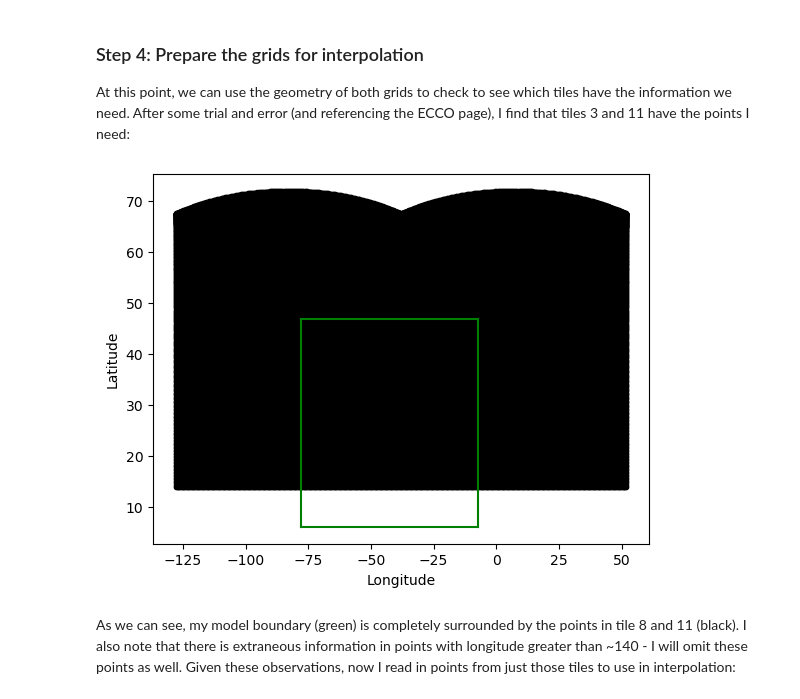
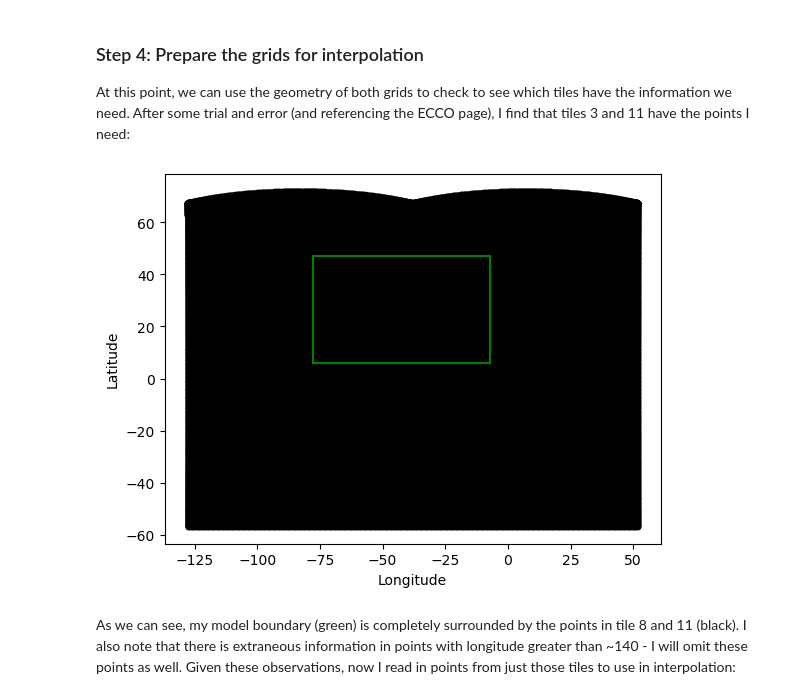
Before and after one commit to stanley-nguyen/cs185c_fall2024, a Jupyter notebook: project/notebooks/Creating the Initial Conditions.ipynb, the cells around one changed output. Cells and saved outputs as stored; diff of their text form; code cells hidden in the pictures.

```diff
--- a/project/notebooks/Creating the Initial Conditions.ipynb
+++ b/project/notebooks/Creating the Initial Conditions.ipynb
@@ -111,21 +114,23 @@ Seems reasonable!
 ### Step 4: Prepare the grids for interpolation
 At this point, we can use the geometry of both grids to check to see which tiles have the information we need. After some trial and error (and referencing the ECCO page), I find that tiles 3 and 11 have the points I need:
 # %%
-# plot the ECCO tile points from tiles 8 and 11
-plt.plot(ecco_XC_tiles[11],ecco_YC_tiles[11],'k.')
-plt.plot(ecco_XC_tiles[3],ecco_YC_tiles[3],'k.')
+# plot the ECCO tile points from tiles 2, 3, 11 ,12
+tiles = [2, 3, 11, 12]
+
+for i in tiles:
+    plt.plot(ecco_XC_tiles[i],ecco_YC_tiles[i],'k.')
 
 # plot the boundary of the CA model
 plt.plot(XC[:,0],YC[:,0], 'g-')
 plt.plot(XC[:,-1],YC[:,-1], 'g-')
 plt.plot(XC[0,:],YC[0,:], 'g-')
 plt.plot(XC[-1,:],YC[-1,:], 'g-')
 
 plt.xlabel('Longitude')
 plt.ylabel('Latitude')
 plt.show()
 # %% [output]
-[figure, old version]
+[figure, new version]
 # %% [markdown]
 As we can see, my model boundary (green) is completely surrounded by the points in tile 8 and 11 (black). I also note that there is extraneous information in points with longitude greater than ~140 - I will omit these points as well. Given these observations, now I read in points from just those tiles to use in interpolation:
 # %%
```
Also changed, not shown: parts of 5 cells of this notebook.
